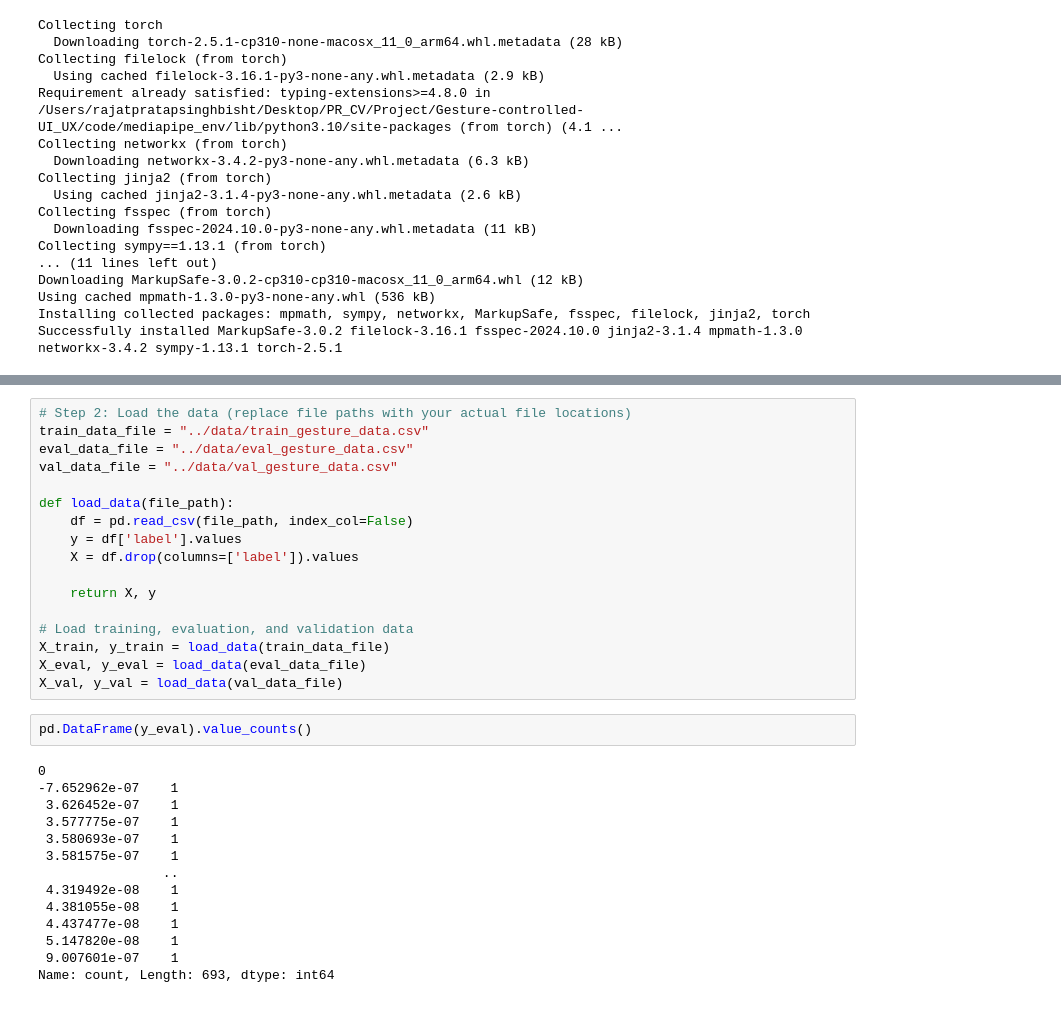
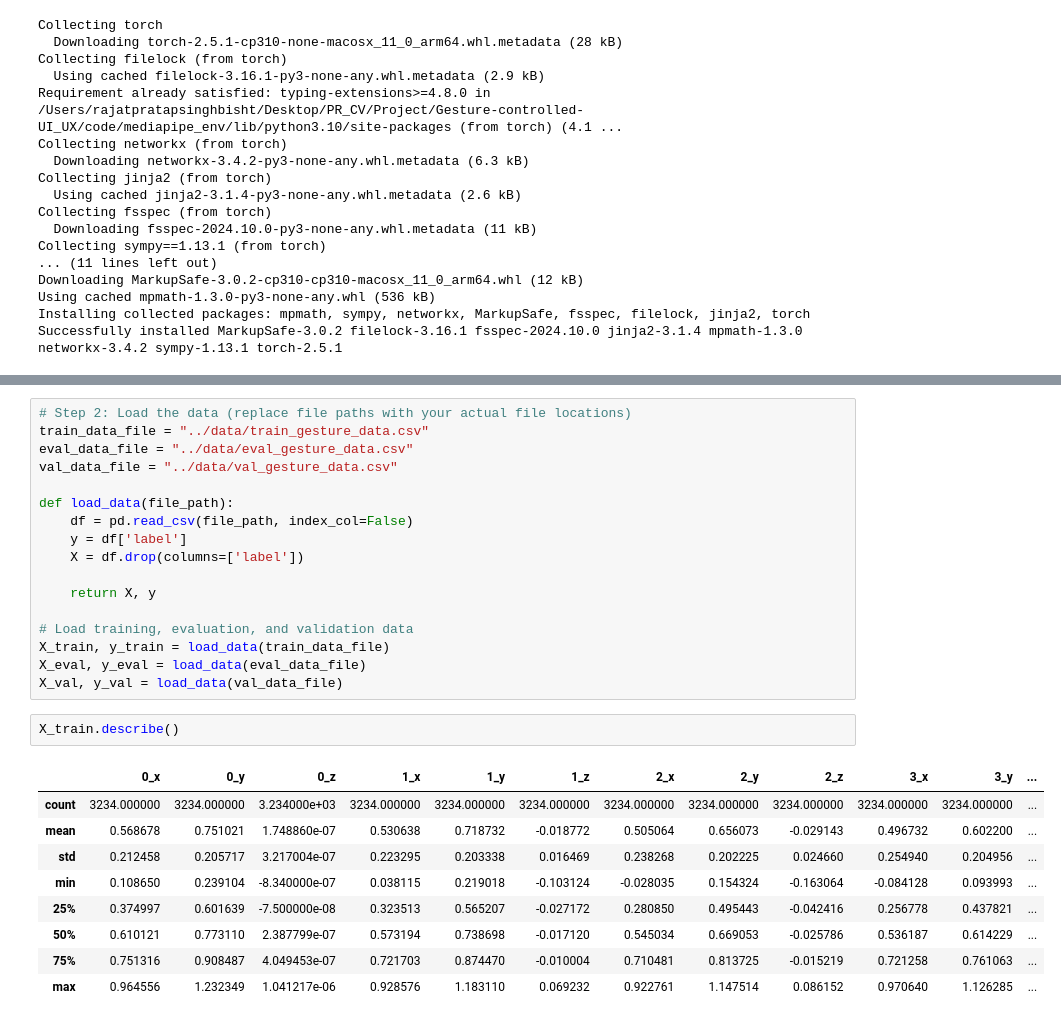
Before and after one commit to rajatpratapbisht/Gesture-controlled-UI_UX, a Jupyter notebook: code/training/training.ipynb, the cells around one changed output, grey strips where cells are left out. Drawn from its saved outputs; the diff is of its cells as text.

```diff
--- a/code/training/training.ipynb
+++ b/code/training/training.ipynb
@@ -36,8 +46,8 @@ val_data_file = "../data/val_gesture_data.csv"
 
 def load_data(file_path):
     df = pd.read_csv(file_path, index_col=False)
-    y = df['label'].values
-    X = df.drop(columns=['label']).values
+    y = df['label']
+    X = df.drop(columns=['label'])
 
     return X, y
 
@@ -45,19 +55,15 @@ def load_data(file_path):
 X_train, y_train = load_data(train_data_file)
 X_eval, y_eval = load_data(eval_data_file)
 X_val, y_val = load_data(val_data_file)
-# %%
-pd.DataFrame(y_eval).value_counts()
-# %% [output]
-0
--7.652962e-07    1
- 3.626452e-07    1
- 3.577775e-07    1
- 3.580693e-07    1
- 3.581575e-07    1
-                ..
- 4.319492e-08    1
- 4.381055e-08    1
- 4.437477e-08    1
- 5.147820e-08    1
- 9.007601e-07    1
-Name: count, Length: 693, dtype: int64
+# %%
+X_train.describe()
+# %% [output]
+|  | 0_x | 0_y | 0_z | 1_x | 1_y | 1_z | 2_x | 2_y | 2_z | 3_x | 3_y | ... |
+| count | 3234.000000 | 3234.000000 | 3.234000e+03 | 3234.000000 | 3234.000000 | 3234.000000 | 3234.000000 | 3234.000000 | 3234.000000 | 3234.000000 | 3234.000000 | ... |
+| mean | 0.568678 | 0.751021 | 1.748860e-07 | 0.530638 | 0.718732 | -0.018772 | 0.505064 | 0.656073 | -0.029143 | 0.496732 | 0.602200 | ... |
+| std | 0.212458 | 0.205717 | 3.217004e-07 | 0.223295 | 0.203338 | 0.016469 | 0.238268 | 0.202225 | 0.024660 | 0.254940 | 0.204956 | ... |
+| min | 0.108650 | 0.239104 | -8.340000e-07 | 0.038115 | 0.219018 | -0.103124 | -0.028035 | 0.154324 | -0.163064 | -0.084128 | 0.093993 | ... |
+| 25% | 0.374997 | 0.601639 | -7.500000e-08 | 0.323513 | 0.565207 | -0.027172 | 0.280850 | 0.495443 | -0.042416 | 0.256778 | 0.437821 | ... |
+| 50% | 0.610121 | 0.773110 | 2.387799e-07 | 0.573194 | 0.738698 | -0.017120 | 0.545034 | 0.669053 | -0.025786 | 0.536187 | 0.614229 | ... |
+| 75% | 0.751316 | 0.908487 | 4.049453e-07 | 0.721703 | 0.874470 | -0.010004 | 0.710481 | 0.813725 | -0.015219 | 0.721258 | 0.761063 | ... |
+| max | 0.964556 | 1.232349 | 1.041217e-06 | 0.928576 | 1.183110 | 0.069232 | 0.922761 | 1.147514 | 0.086152 | 0.970640 | 1.126285 | ... |
```
Also changed, not shown: parts of 13 cells of this notebook, 3 other files.
